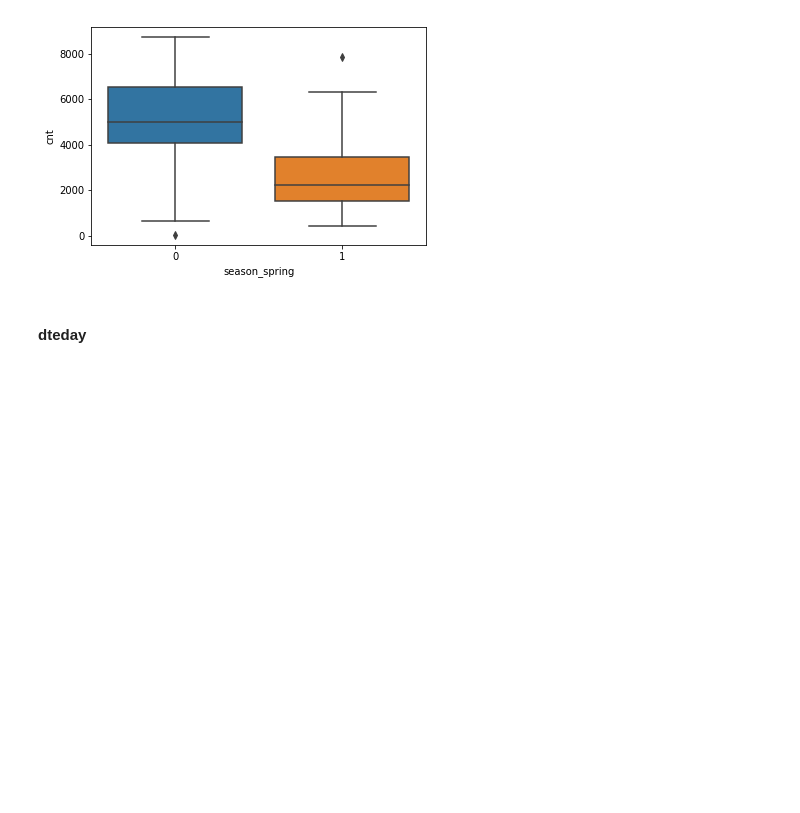
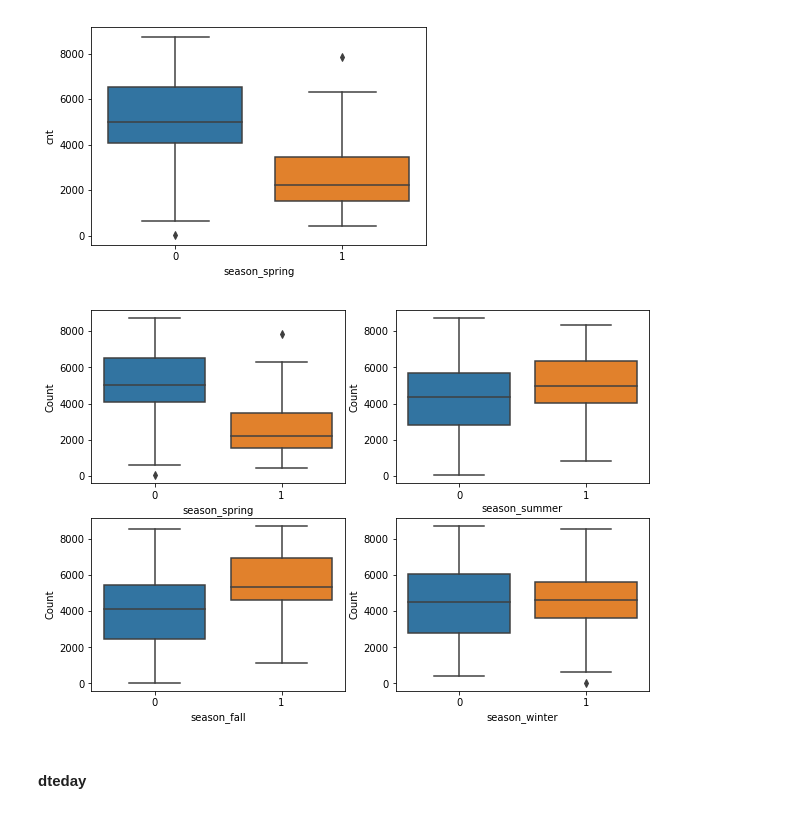
Before and after one commit to julianikulski/bike-sharing, a Jupyter notebook: bike-sharing-demand.ipynb, the cells around one changed output. Drawn from its saved outputs; the diff is of its cells as text; code cells hidden in the pictures; blank space fills up the shorter version.

Commit message:
feat: Add boxplots for all seasons against cnt feature

```diff
--- a/bike-sharing-demand.ipynb
+++ b/bike-sharing-demand.ipynb
@@ -143,6 +144,26 @@ Categories (4, int64): [1, 2, 3, 4]
 sb.boxplot(x='season_spring', y='cnt', data=bike_df);
 # %% [output]
 [figure]
+# %%
+season_names = ['season_spring', 'season_summer', 'season_fall', 'season_winter']
+
+# plotting the seasons vs. number of users in a boxplot
+fig, ax = plt.subplots(2, 2, figsize = [10, 7])
+
+count = 0
+
+for j in range(len(ax)):
+    for i in range(len(ax[j])):
+        if j == 1 and i == 2:
+            break
+        else:
+            ax[j][i] = sb.boxplot(data = bike_df, x = season_names[count], y = 'cnt', ax=ax[j][i])
+            ax[j][i].set_ylabel('Count')
+            ax[j][i].set_xlabel(season_names[count])
+
+        count += 1
+# %% [output]
+[figure, added]
 # %% [markdown]
 #### dteday
 # %%
```
Also changed, not shown: parts of 3 cells of this notebook.
